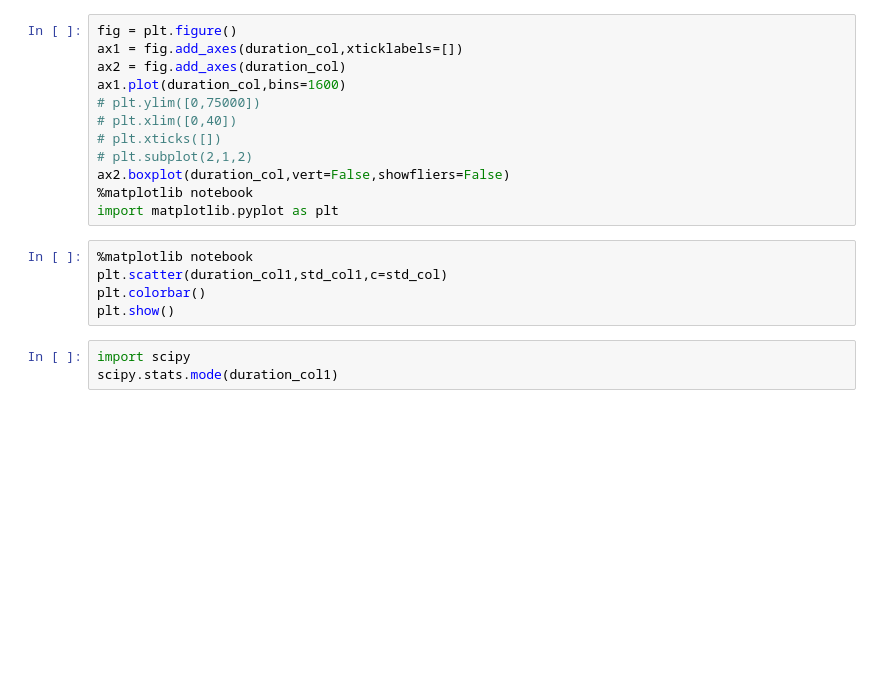
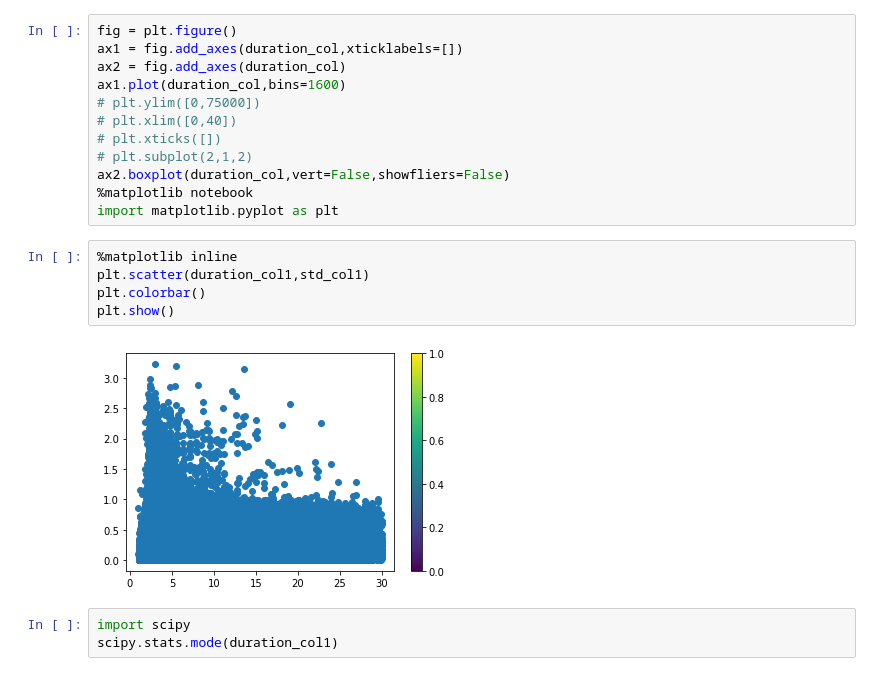
Before and after one commit to aungkonazim/labelling_timeseries, a Jupyter notebook: analyzing_window_col.ipynb, the cells around one changed output. Cells and saved outputs as stored; diff of their text form; blank space fills up the shorter version.

```diff
--- a/analyzing_window_col.ipynb
+++ b/analyzing_window_col.ipynb
@@ -111,10 +108,12 @@ ax2.boxplot(duration_col,vert=False,showfliers=False)
 %matplotlib notebook
 import matplotlib.pyplot as plt
 # %%
-%matplotlib notebook
-plt.scatter(duration_col1,std_col1,c=std_col)
+%matplotlib inline
+plt.scatter(duration_col1,std_col1)
 plt.colorbar()
 plt.show()
+# %% [output]
+[figure, added]
 # %%
 import scipy
 scipy.stats.mode(duration_col1)
```
Also changed, not shown: parts of 5 cells of this notebook, 5 other files.
